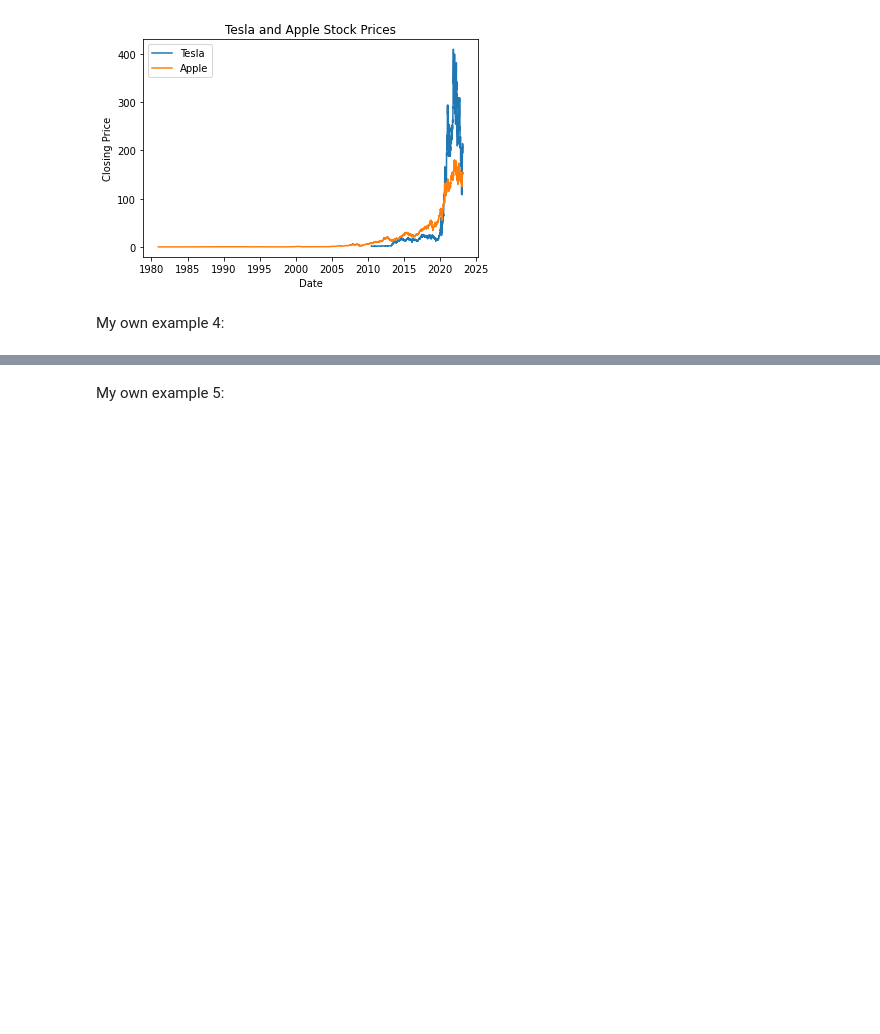
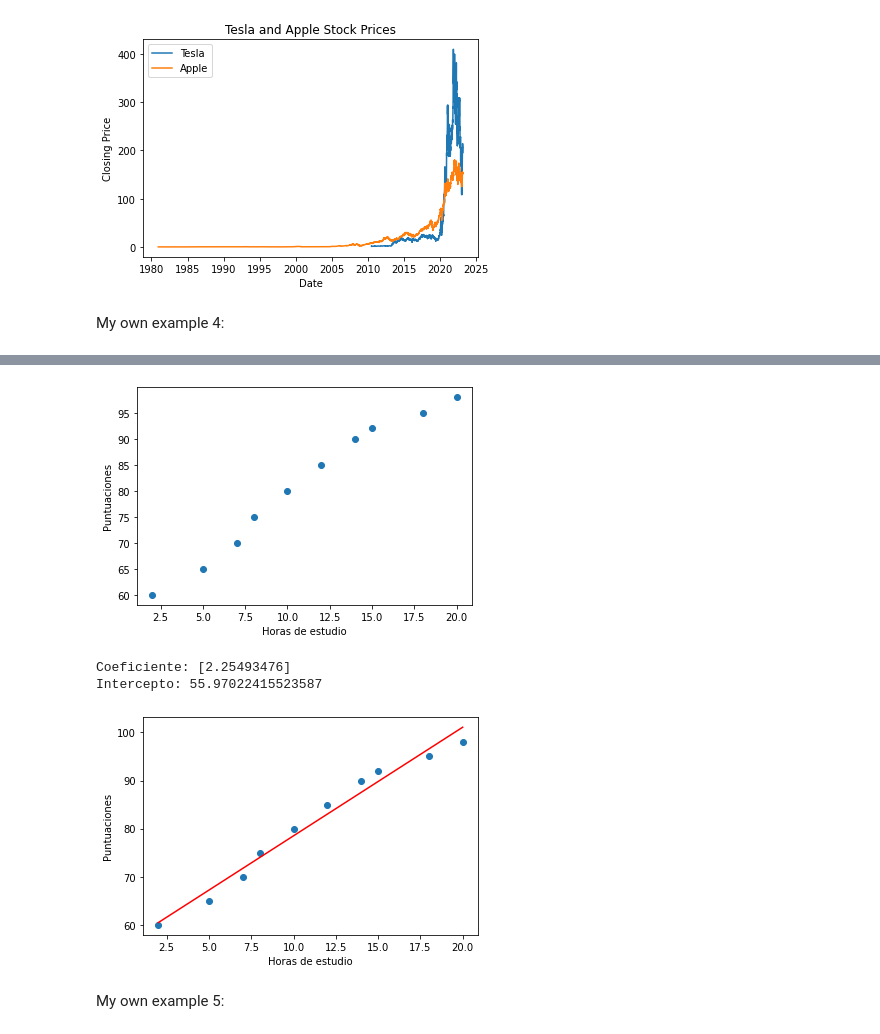
Before and after one commit to JuanLara18/AlgorithmsUN2023I, a Jupyter notebook: Lab1/jlara_Lab1.ipynb, the cells around one changed output, grey strips where cells are left out. Saved outputs shown, nothing was run; the diff lists cells and outputs as text; code cells hidden in the pictures; blank space fills up the shorter version.

```diff
--- a/Lab1/jlara_Lab1.ipynb
+++ b/Lab1/jlara_Lab1.ipynb
@@ -2201,3 +2198,38 @@ SyntaxError: ignored
+# %%
+from sklearn.linear_model import LinearRegression
+
+# Data
+df = pd.DataFrame({
+    'horas_estudio': [2, 5, 7, 8, 10, 12, 14, 15, 18, 20],
+    'puntuaciones': [60, 65, 70, 75, 80, 85, 90, 92, 95, 98]
+})
+
+plt.scatter(df.horas_estudio, df.puntuaciones)
+plt.xlabel('Horas de estudio')
+plt.ylabel('Puntuaciones')
+plt.show()
+
+# Model
+# Ajustamos el modelo de regresión lineal
+X = df[['horas_estudio']]
+y = df['puntuaciones']
+model = LinearRegression().fit(X, y)
+
+# Imprimimos los coeficientes de la línea de regresión
+print('Coeficiente:', model.coef_)
+print('Intercepto:', model.intercept_)
+
+# Visualizamos la línea de regresión en la gráfica de dispersión
+plt.scatter(df.horas_estudio, df.puntuaciones)
+plt.plot(df.horas_estudio, model.predict(X), color='red')
+plt.xlabel('Horas de estudio')
+plt.ylabel('Puntuaciones')
+plt.show()
+# %% [output]
+[figure, added]
+Coeficiente: [2.25493476]
+Intercepto: 55.97022415523587
+[figure, added]
 # %% [markdown]
 My own example 5:
 # %%
```
Also changed, not shown: parts of 1 cell of this notebook.
